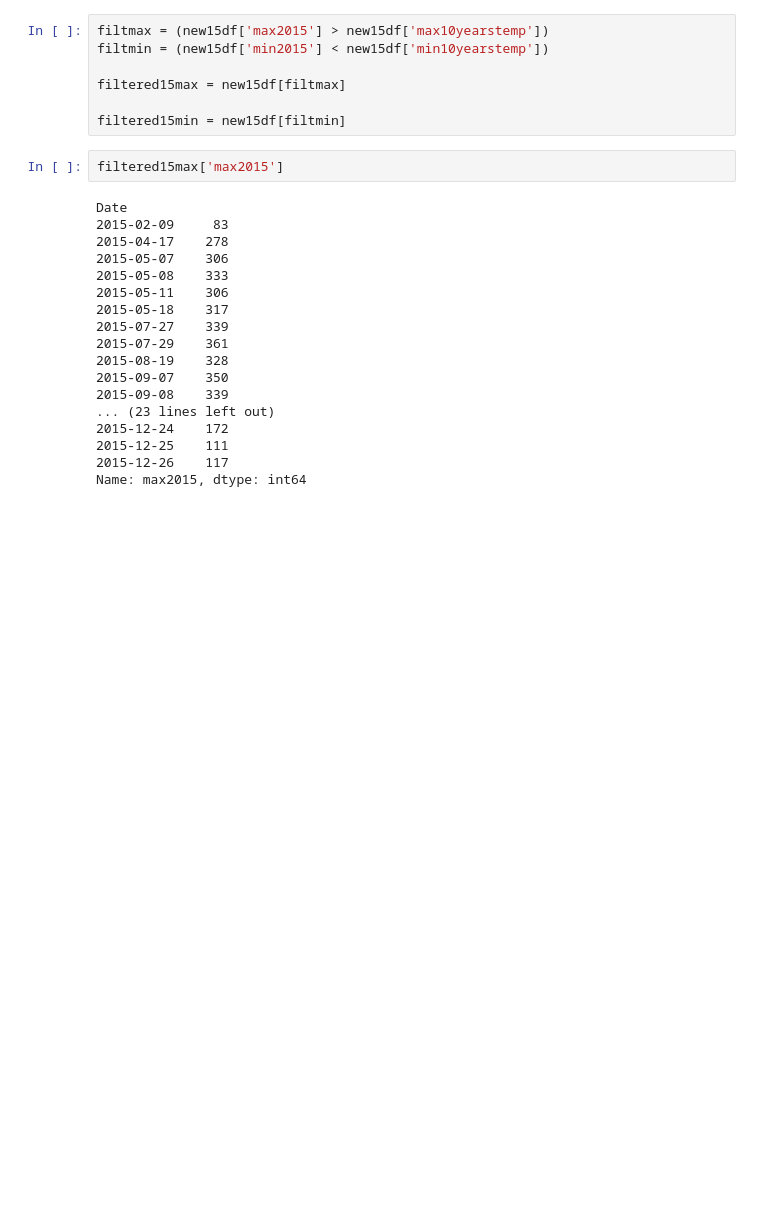
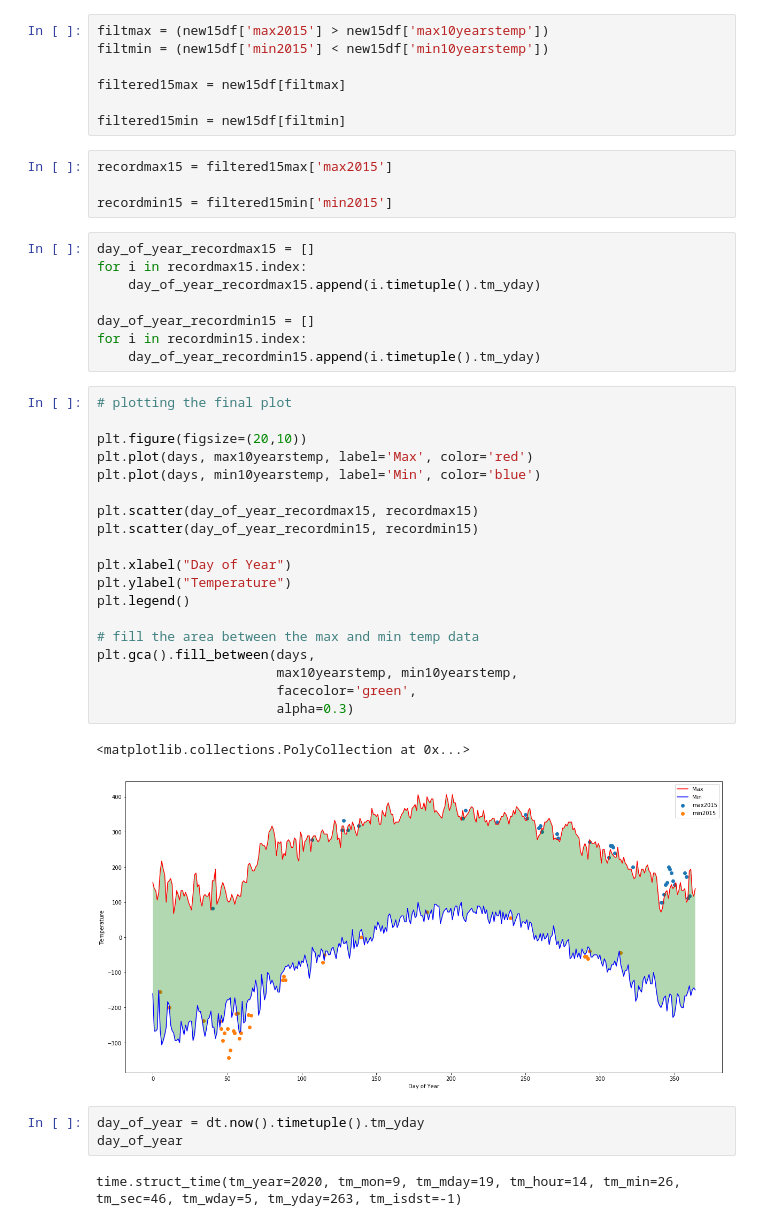
Before and after one commit to Johan-Liebert1/DataScienceSpecialization, a Jupyter notebook: 2 Applied Plotting, Charting & Data Representation in Python/Assignment2.ipynb, the cells around one changed output. Cells and saved outputs as stored; diff of their text form; blank space fills up the shorter version.

```diff
--- a/2 Applied Plotting, Charting & Data Representation in Python/Assignment2.ipynb
+++ b/2 Applied Plotting, Charting & Data Representation in Python/Assignment2.ipynb
@@ -208,23 +184,42 @@ filtmin = (new15df['min2015'] < new15df['min10yearstemp'])
 filtered15max = new15df[filtmax]
 
 filtered15min = new15df[filtmin]
-# %%
-filtered15max['max2015']
-# %% [output]
-Date
-2015-02-09     83
-2015-04-17    278
-2015-05-07    306
-2015-05-08    333
-2015-05-11    306
-2015-05-18    317
-2015-07-27    339
-2015-07-29    361
-2015-08-19    328
-2015-09-07    350
-2015-09-08    339
-... (23 lines left out)
-2015-12-24    172
-2015-12-25    111
-2015-12-26    117
-Name: max2015, dtype: int64
+# %%
+recordmax15 = filtered15max['max2015']
+
+recordmin15 = filtered15min['min2015']
+# %%
+day_of_year_recordmax15 = []
+for i in recordmax15.index:
+    day_of_year_recordmax15.append(i.timetuple().tm_yday)
+
+day_of_year_recordmin15 = []
+for i in recordmin15.index:
+    day_of_year_recordmin15.append(i.timetuple().tm_yday)
+# %%
+# plotting the final plot
+
+plt.figure(figsize=(20,10))
+plt.plot(days, max10yearstemp, label='Max', color='red')
+plt.plot(days, min10yearstemp, label='Min', color='blue')
+
+plt.scatter(day_of_year_recordmax15, recordmax15)
+plt.scatter(day_of_year_recordmin15, recordmin15)
+
+plt.xlabel("Day of Year")
+plt.ylabel("Temperature")
+plt.legend()
+
+# fill the area between the max and min temp data
+plt.gca().fill_between(days,
+                       max10yearstemp, min10yearstemp,
+                       facecolor='green',
+                       alpha=0.3)
+# %% [output]
+<matplotlib.collections.PolyCollection at 0x...>
+[figure, added]
+# %%
+day_of_year = dt.now().timetuple().tm_yday
+day_of_year
+# %% [output]
+time.struct_time(tm_year=2020, tm_mon=9, tm_mday=19, tm_hour=14, tm_min=26, tm_sec=46, tm_wday=5, tm_yday=263, tm_isdst=-1)
```
Also changed, not shown: parts of 8 cells of this notebook.
